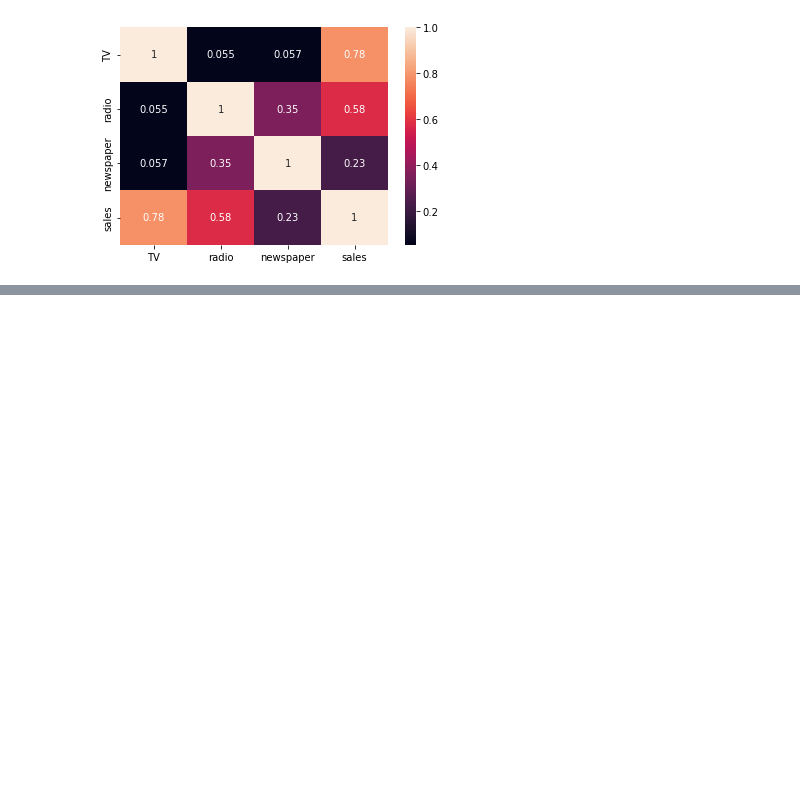
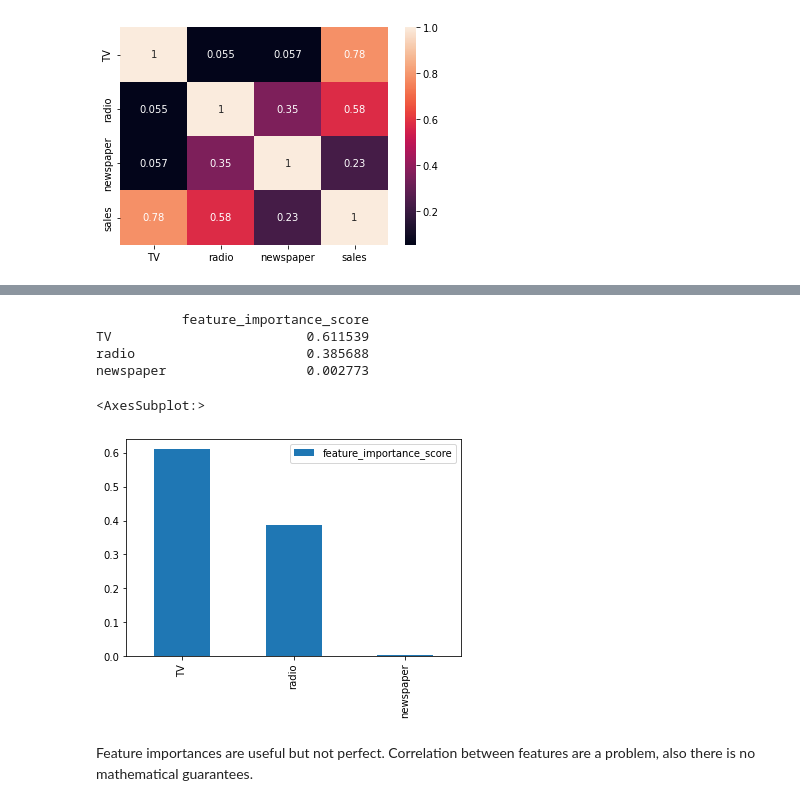
Before and after one commit to arun-kumar-c-s/attribution_models, a Jupyter notebook: attribution_model.ipynb, the cells around one changed output, grey strips where cells are left out. Drawn from its saved outputs; the diff is of its cells as text; code cells hidden in the pictures; blank space fills up the shorter version.

```diff
--- a/attribution_model.ipynb
+++ b/attribution_model.ipynb
@@ -18,0 +148,13 @@ sns.pairplot(df)
+# %%
+normalized_feature_importance = pd.DataFrame(estimator.feature_importances_/sum(estimator.feature_importances_), index = df.keys()[:-1], columns=['feature_importance_score'])
+print(normalized_feature_importance)
+normalized_feature_importance.plot(kind='bar')
+# %% [output]
+           feature_importance_score
+TV                         0.611539
+radio                      0.385688
+newspaper                  0.002773
+<AxesSubplot:>
+[figure, added]
+# %% [markdown]
+Feature importances are useful but not perfect. Correlation between features are a problem, also there is no mathematical guarantees.
```
Also changed, not shown: parts of 18 cells of this notebook.
